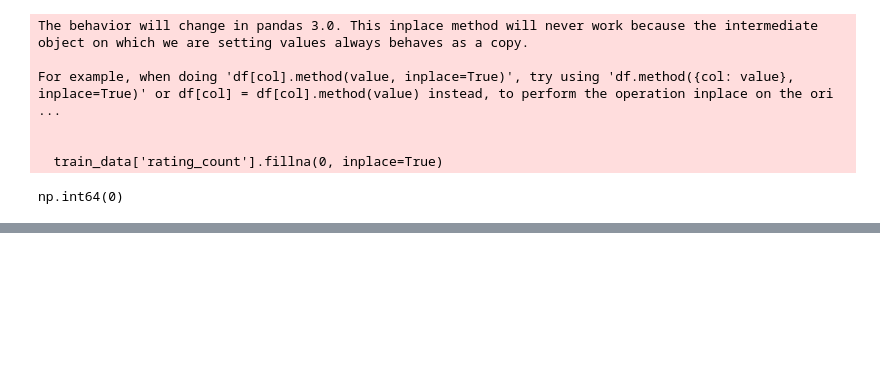
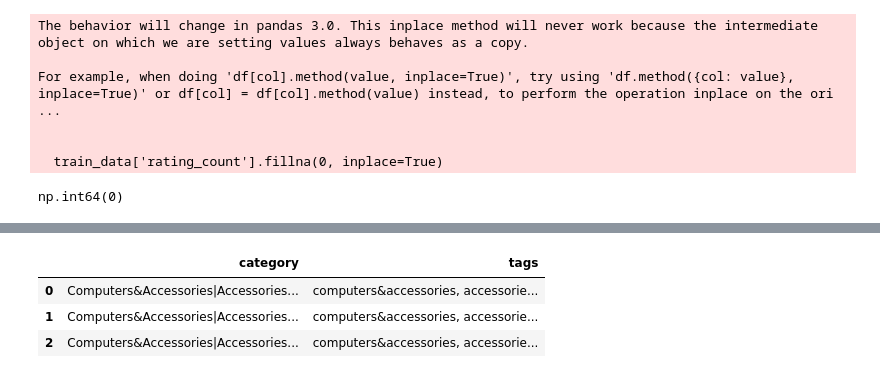
Before and after one commit to Gurkirat164/Product-recomendation-system, a Jupyter notebook: system.ipynb, the cells around one changed output, grey strips where cells are left out. Drawn from its saved outputs; the diff is of its cells as text; code cells hidden in the pictures; blank space fills up the shorter version.

```diff
--- a/system.ipynb
+++ b/system.ipynb
@@ -107,3 +107,6 @@ train_data.head(3)
 | 0 | 1 | 179297491.0 | Wayona Nylon Braided USB to Light... | Computers&Accessories|Accessories... | ₹399 | ₹1,099 | 64% | ... |
 | 1 | 2 | 198386516.0 | Ambrane Unbreakable 60W / 3A Fast... | Computers&Accessories|Accessories... | ₹199 | ₹349 | 43% | ... |
 | 2 | 3 | 196282629.0 | Sounce Fast Phone Charging Cable ... | Computers&Accessories|Accessories... | ₹199 | ₹1,899 | 90% | ... |
+# %%
+train_data = train_data[['id'] + [col for col in train_data.columns if col != 'id']]
+train_data.head(3)
@@ -109,0 +118,12 @@ train_data.head(3)
+# %%
+def extract_tags_csv(row):
+      # Split category string by '|' and convert each to lowercase, then join with comma
+      return ', '.join([cat.strip().lower() for cat in row['category'].split('|')])
+
+train_data['tags'] = train_data.apply(extract_tags_csv, axis=1)
+train_data[['category', 'tags']].head(3)
+# %% [output]
+|  | category | tags |
+| 0 | Computers&Accessories|Accessories... | computers&accessories, accessorie... |
+| 1 | Computers&Accessories|Accessories... | computers&accessories, accessorie... |
+| 2 | Computers&Accessories|Accessories... | computers&accessories, accessorie... |
```
Also changed, not shown: parts of 6 cells of this notebook.
